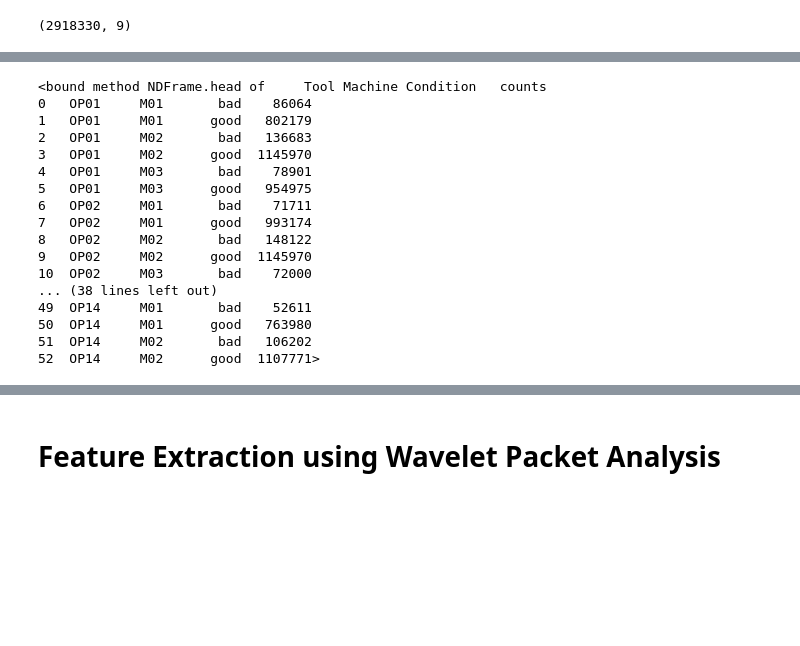
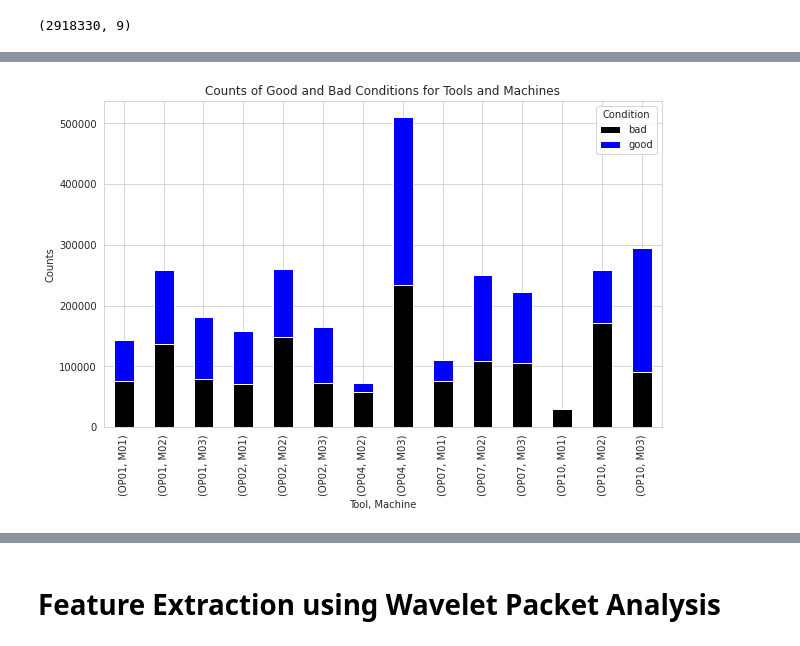
Before and after one commit to AbbasHussain72/Wavelet-featre-extraction-, a Jupyter notebook: current_wavelet_Transform_Technique.ipynb, the cells around one changed output, grey strips where cells are left out. Drawn from its saved outputs; the diff is of its cells as text; code cells hidden in the pictures; blank space fills up the shorter version.

```diff
--- a/current_wavelet_Transform_Technique.ipynb
+++ b/current_wavelet_Transform_Technique.ipynb
@@ -67,2 +68,0 @@ df = balance(df,'OP14','good')
-# %%
-df = balance(df,'OP01','bad')
@@ -130,25 +68,0 @@ ValueError: ignored
-# %%
-import pandas as pd
-import matplotlib.pyplot as plt
-
-# Read the data from CSV file
-path = '/content/drive/MyDrive/goodbaddatabalanced_v1.csv'
-df = pd.read_csv(path, sep='\t')
-
-# Define the color scheme for each tool
-colors = {'OP01': 'tab:blue', 'OP02': 'tab:orange', 'OP04': 'tab:green', 'OP07': 'tab:red', 'OP10': 'tab:purple'}
-
-# Create a pivot table for the data
-pivot = df.pivot_table(index='Tool', columns='Machine', values='Condition', aggfunc='count')
-
-# Plot the stacked bar chart
-fig, ax = plt.subplots(figsize=(10, 8))
-for i, row in enumerate(pivot.index):
-    ax.bar(pivot.columns, pivot.loc[row], bottom=pivot.iloc[:i].sum(), color=[colors[c] for c in pivot.loc[row].index])
-
-# Set the labels for the axes and the title
-ax.set_xlabel('Machine')
-ax.set_ylabel('Time')
-ax.set_title('Tool usage by machine')
-ax.legend(pivot.index, title='Tool', bbox_to_anchor=(1, 1), loc='upper left')
-plt.show()
@@ -217,20 +69,20 @@ ypos
-# %%
-grouped.head
-# %% [output]
-<bound method NDFrame.head of     Tool Machine Condition   counts
-0   OP01     M01       bad    86064
-1   OP01     M01      good   802179
-2   OP01     M02       bad   136683
-3   OP01     M02      good  1145970
-4   OP01     M03       bad    78901
-5   OP01     M03      good   954975
-6   OP02     M01       bad    71711
-7   OP02     M01      good   993174
-8   OP02     M02       bad   148122
-9   OP02     M02      good  1145970
-10  OP02     M03       bad    72000
-... (38 lines left out)
-49  OP14     M01       bad    52611
-50  OP14     M01      good   763980
-51  OP14     M02       bad   106202
-52  OP14     M02      good  1107771>
+# %%
+# Grouped the data for bar plot
+grouped = df.groupby(['Tool', 'Machine', 'Condition']).size().reset_index(name='counts')
+
+# Pivot the data to create a stacked bar plot
+pivot = grouped.pivot_table(index=['Tool', 'Machine'], columns='Condition', values='counts', aggfunc='sum', fill_value=0)
+
+# Plot the stacked bar chart
+colors = {'good': 'blue', 'bad': 'black'}
+ax = pivot.plot.bar(stacked=True, color=[colors[c] for c in pivot.columns], figsize=(10, 6))
+
+# Set the labels for the axes and the title
+ax.set_xlabel('Tool, Machine')
+ax.set_ylabel('Counts')
+ax.set_title('Counts of Good and Bad Conditions for Tools and Machines')
+
+# Show the plot
+plt.show()
+# %% [output]
+[figure, added]
```
Also changed, not shown: parts of 12 cells of this notebook.
